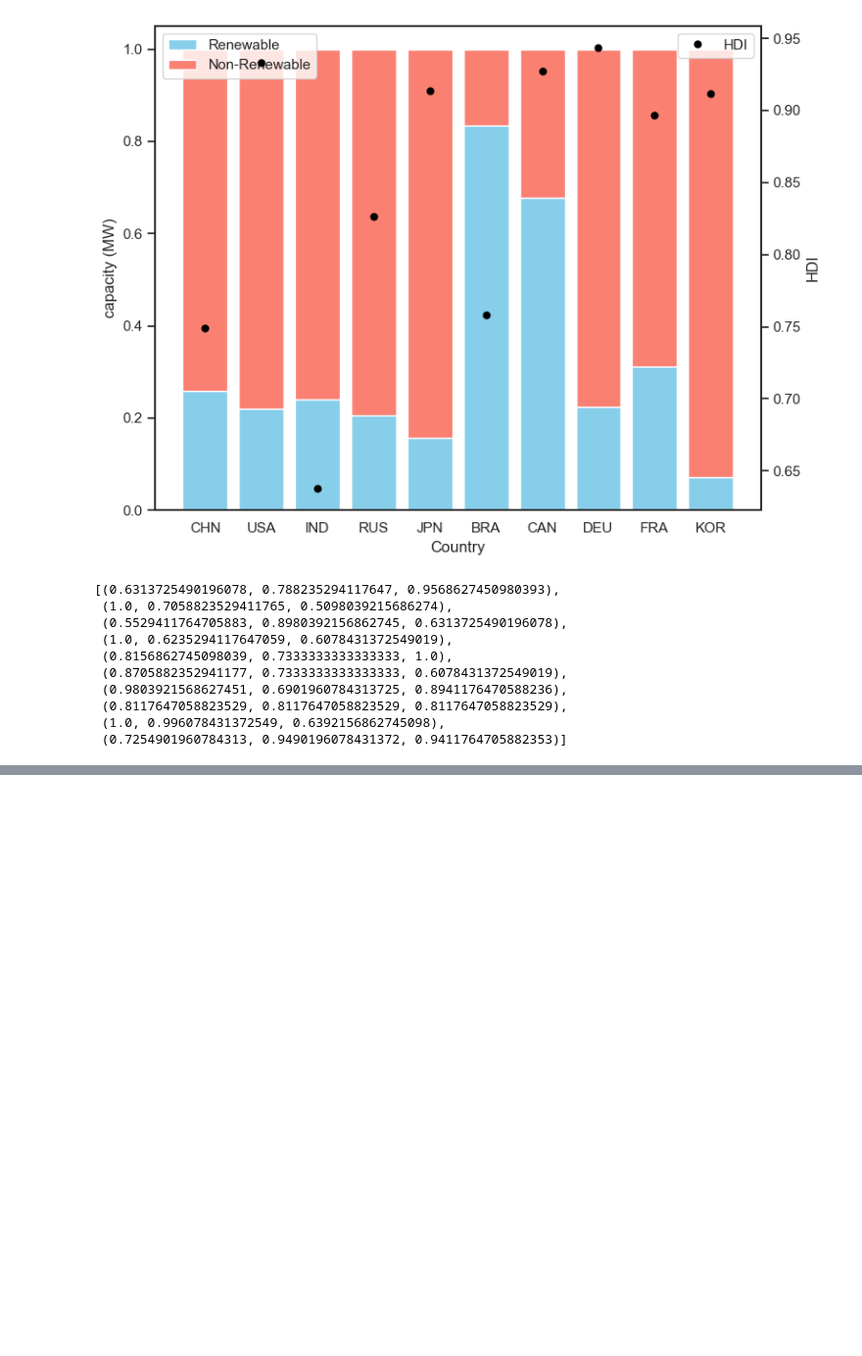
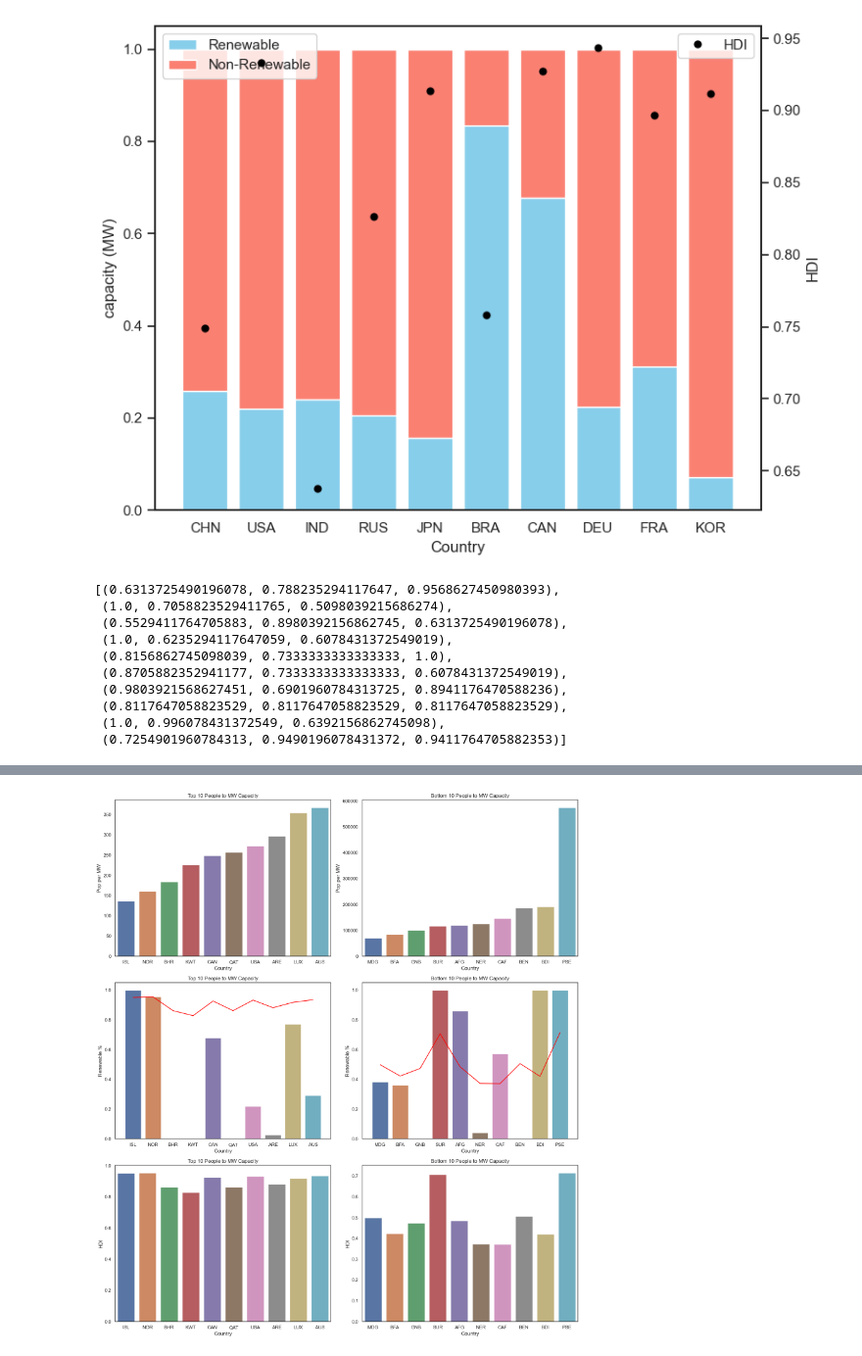
Before and after one commit to jlstjohn/coil_project, a Jupyter notebook: global_power_plant_project/main.ipynb, the cells around one changed output, grey strips where cells are left out. Shown at 98% size. Saved outputs shown, nothing was run; the diff lists cells and outputs as text; code cells hidden in the pictures; blank space fills up the shorter version.

```diff
--- a/global_power_plant_project/main.ipynb
+++ b/global_power_plant_project/main.ipynb
@@ -299,0 +279,6 @@ percent_data_hdi_full
+# %%
+percent_data_hdi_full["Pop_per_MW"] =  percent_data_hdi_full["Population"] / percent_data_hdi_full["Capacity (MW)"]
+topTenRatio = percent_data_hdi_full.sort_values(by="Pop_per_MW")[:10].reset_index()
+bottomTenRatio = percent_data_hdi_full.sort_values(by="Pop_per_MW").dropna(axis=0,subset=['Pop_per_MW'])[-10:].reset_index()
+topTenRatio
+# bottomTenRatio
@@ -299,0 +297,55 @@ percent_data_hdi_full
+# %%
+figR, axR = plt.subplots(3, 2, figsize=(16,18))
+#set up population per MW bar graph
+sns.barplot(data=topTenRatio, x='index', y="Pop_per_MW", ax=axR[0, 0], hue='index')
+sns.barplot(data=bottomTenRatio, x='index', y="Pop_per_MW", ax=axR[0, 1], hue='index')
+
+#set up renewable % bar graph
+sns.barplot(data=topTenRatio, x='index', y='renewable', ax=axR[1,0], hue='index')
+sns.barplot(data=bottomTenRatio, x='index', y='renewable', ax=axR[1,1], hue='index')
+
+#set up HDI overlay graph
+sns.lineplot(data=topTenRatio, x='index', y='HDI', ax=axR[1,0], color='red')
+sns.lineplot(data=bottomTenRatio, x='index', y='HDI', ax=axR[1,1], color='red')
+
+#set up HDI bar grap
+sns.barplot(data=topTenRatio, x='index', y='HDI', ax=axR[2,0], hue='index')
+sns.barplot(data=bottomTenRatio, x='index', y='HDI', ax=axR[2,1], hue='index')
+
+#set up first row labels
+axR[0, 0].set_title("Top 10 People to MW Capacity")
+axR[0, 1].set_title("Bottom 10 People to MW Capacity")
+
+axR[0, 0].set_xlabel("Country")
+axR[0, 1].set_xlabel("Country")
+
+axR[0, 0].set_ylabel("Pop per MW")
+axR[0, 1].set_ylabel("Pop per MW")
+
+#set up second row labels
+axR[1, 0].set_title("Top 10 People to MW Capacity")
+axR[1, 1].set_title("Bottom 10 People to MW Capacity")
+
+axR[1, 0].set_xlabel("Country")
+axR[1, 1].set_xlabel("Country")
+
+axR[1, 0].set_ylabel("Renewable %")
+axR[1, 1].set_ylabel("Renewable %")
+
+#set up third row labels
+axR[2, 0].set_title("Top 10 People to MW Capacity")
+axR[2, 1].set_title("Bottom 10 People to MW Capacity")
+
+axR[2, 0].set_xlabel("Country")
+axR[2, 1].set_xlabel("Country")
+
+axR[2, 0].set_ylabel("HDI")
+axR[2, 1].set_ylabel("HDI")
+
+
+
+
+plt.tight_layout()
+plt.show()
+# %% [output]
+[figure, added]
```
Also changed, not shown: parts of 6 cells of this notebook.
